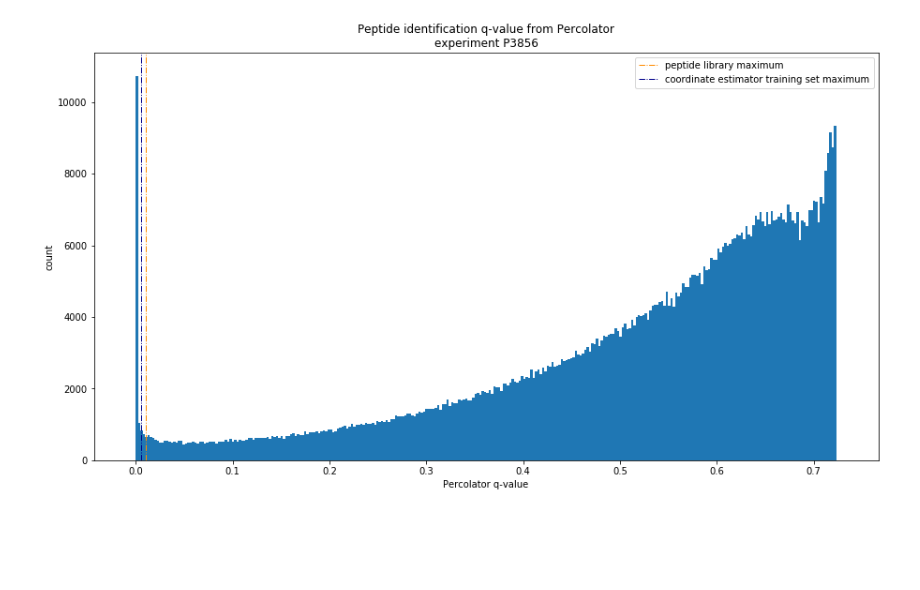
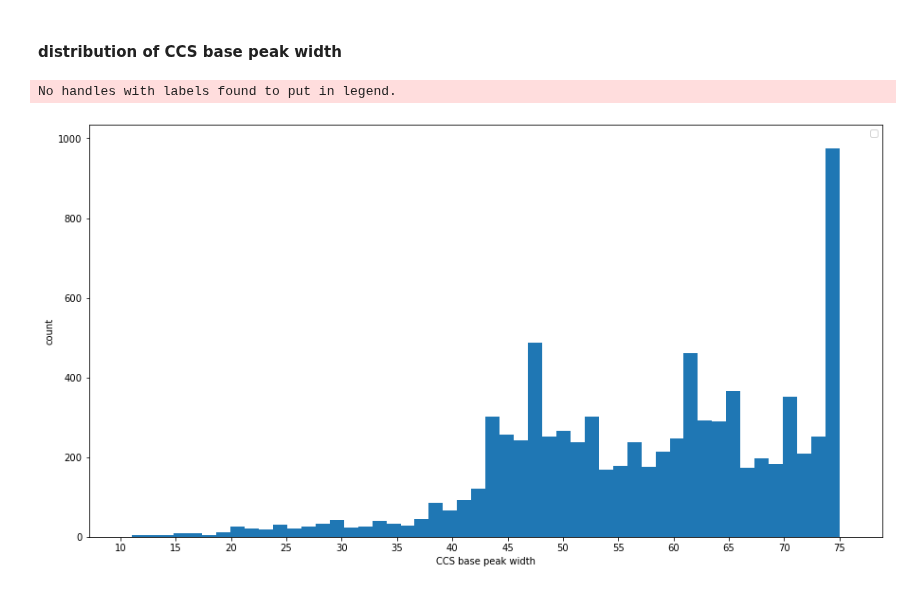
Before and after one commit to WEHI-Proteomics/tfde, a Jupyter notebook: notebooks/histogram of all identified features.ipynb, the cells around one changed output. Drawn from its saved outputs; the diff is of its cells as text; code cells hidden in the pictures; blank space fills up the shorter version.

```diff
--- a/notebooks/histogram of all identified features.ipynb
+++ b/notebooks/histogram of all identified features.ipynb
@@ -19,0 +20,2 @@ identifications_df = pd.read_pickle('~/all_identified_features.pkl')
+# %%
+MAXIMUM_Q_VALUE = 0.01
@@ -19,0 +24,6 @@ identifications_df = pd.read_pickle('~/all_identified_features.pkl')
+# %%
+# load the identifications that had saturated points in the mono
+with open(IDENTIFICATIONS_FILE, 'rb') as handle:
+    d = pickle.load(handle)
+identifications_df = d['identifications_df']
+identifications_df = identifications_df[(identifications_df['percolator q-value'] <= MAXIMUM_Q_VALUE)]
@@ -31 +88,13 @@ Index(['file_idx', 'scan', 'charge_x', 'spectrum precursor m/z',
       dtype='object')
+# %%
+sequences_l = []
+for group_name,group_df in identifications_df.groupby(['sequence','charge'], as_index=False):
+    sequence = group_name[0]
+    charge = group_name[1]
+    q_value = group_df['percolator q-value'].mean()
+    group_df['scan_base_peak_width'] = group_df.scan_upper - group_df.scan_lower
+    mean_scan_base_peak_width = group_df.scan_base_peak_width.mean()
+    group_df['rt_base_peak_width'] = group_df.rt_upper - group_df.rt_lower
+    mean_rt_base_peak_width = group_df.rt_base_peak_width.mean()
+    sequences_l.append({'sequence':sequence, 'charge':charge, 'q_value':q_value, 'mean_scan_base_peak_width':mean_scan_base_peak_width, 'mean_rt_base_peak_width':mean_rt_base_peak_width})
+sequences_df = pd.DataFrame(sequences_l)
@@ -81,29 +134,31 @@ for group_name,group_df in identifications_df.groupby(['sequence','charge_x'], a
-# %%
-sequences_df = pd.DataFrame(sequences_l, columns=['sequence','charge','q_value'])
+# %% [markdown]
+#### distribution of CCS base peak width
 # %%
 f, ax1 = plt.subplots()
 f.set_figheight(8)
 f.set_figwidth(15)
 
 plt.margins(0.06)
 plt.title('')
 
-bins = 300
-# values = sequences_df[sequences_df.q_value <= 0.05].q_value
-values = sequences_df.q_value
+bins = 50
+values = sequences_df.mean_scan_base_peak_width
 y, x, _ = ax1.hist(values, bins=bins, label=None)
 
-ax1.axvline(0.01, color='darkorange', lw=1.0, ls='-.', label='peptide library maximum')
-ax1.axvline(0.005, color='darkblue', lw=1.0, ls='-.', label='coordinate estimator training set maximum')
-
-plt.xlabel('Percolator q-value')
+plt.xlabel('CCS base peak width')
 plt.ylabel('count')
-plt.title('Peptide identification q-value from Percolator\nexperiment {}'.format(EXPERIMENT_NAME))
+plt.title('')
 # plt.xlim((0,0.01))
 # plt.ylim((0,1000))
+
+nearest = 5.0
+range_l = round(sequences_df.mean_scan_base_peak_width.min() / nearest) * nearest
+range_u = round(sequences_df.mean_scan_base_peak_width.max() / nearest) * nearest
+plt.xticks(np.arange(range_l,range_u+nearest,nearest))
 
 plt.legend(loc='best')
 
 plt.show()
 # %% [output]
+No handles with labels found to put in legend.
-[figure, old version]
+[figure, new version]
```
Also changed, not shown: parts of 19 cells of this notebook.
